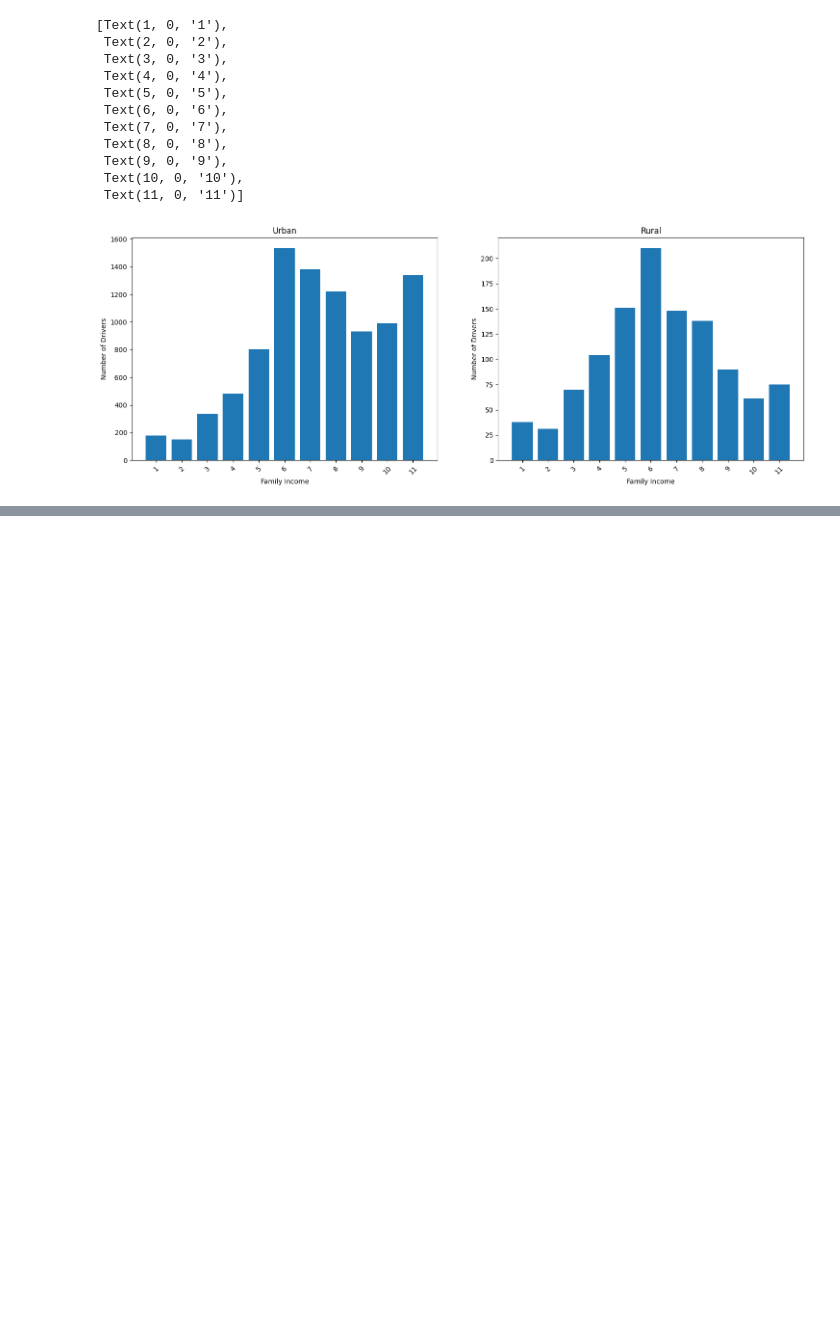
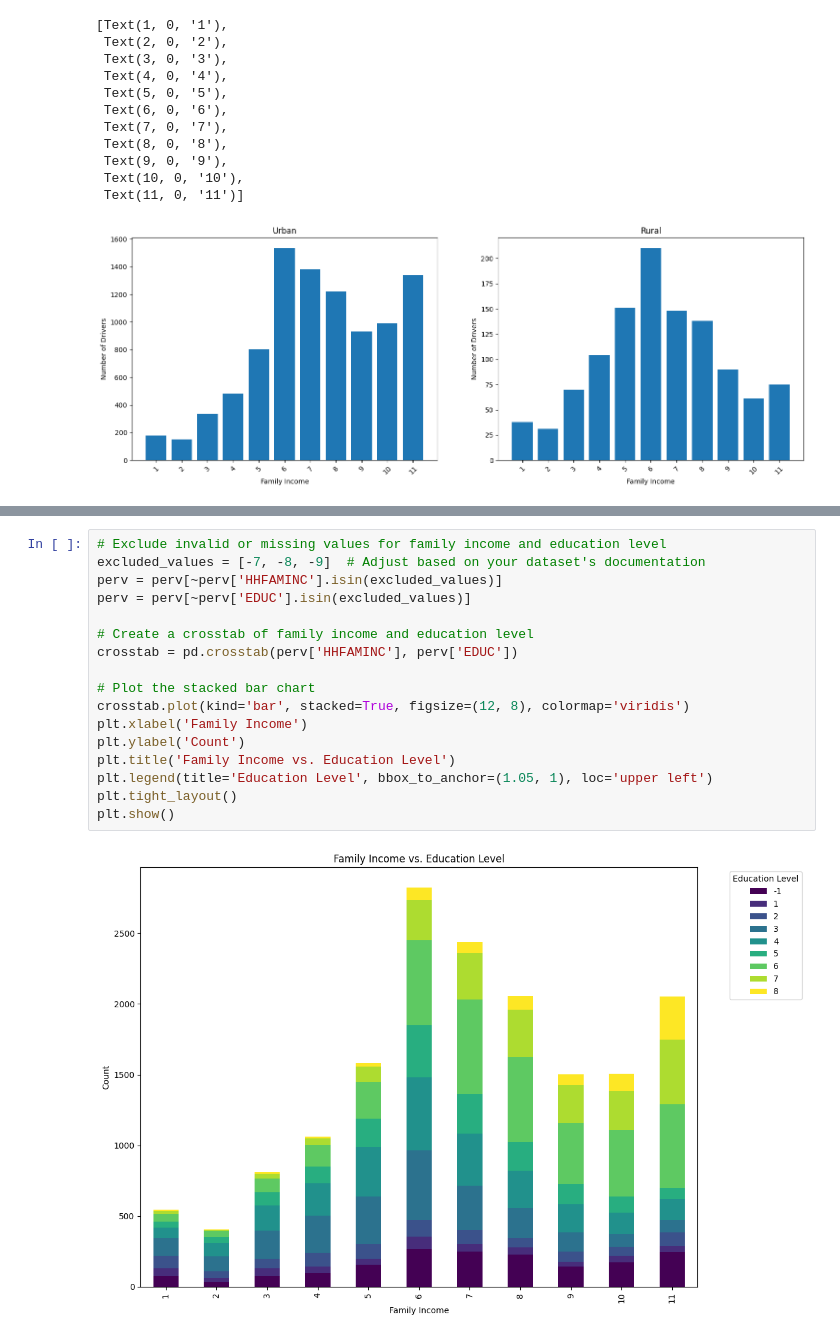
Before and after one commit to Xerconia/Transitlytics, a Jupyter notebook: meynard_eda.ipynb, the cells around one changed output, grey strips where cells are left out. Drawn from its saved outputs; the diff is of its cells as text; blank space fills up the shorter version.

```diff
--- a/meynard_eda.ipynb
+++ b/meynard_eda.ipynb
@@ -187,0 +199,19 @@ plt.show()
+# %%
+# Exclude invalid or missing values for family income and education level
+excluded_values = [-7, -8, -9]  # Adjust based on your dataset's documentation
+perv = perv[~perv['HHFAMINC'].isin(excluded_values)]
+perv = perv[~perv['EDUC'].isin(excluded_values)]
+
+# Create a crosstab of family income and education level
+crosstab = pd.crosstab(perv['HHFAMINC'], perv['EDUC'])
+
+# Plot the stacked bar chart
+crosstab.plot(kind='bar', stacked=True, figsize=(12, 8), colormap='viridis')
+plt.xlabel('Family Income')
+plt.ylabel('Count')
+plt.title('Family Income vs. Education Level')
+plt.legend(title='Education Level', bbox_to_anchor=(1.05, 1), loc='upper left')
+plt.tight_layout()
+plt.show()
+# %% [output]
+[figure, added]
```
Also changed, not shown: parts of 2 cells of this notebook.
